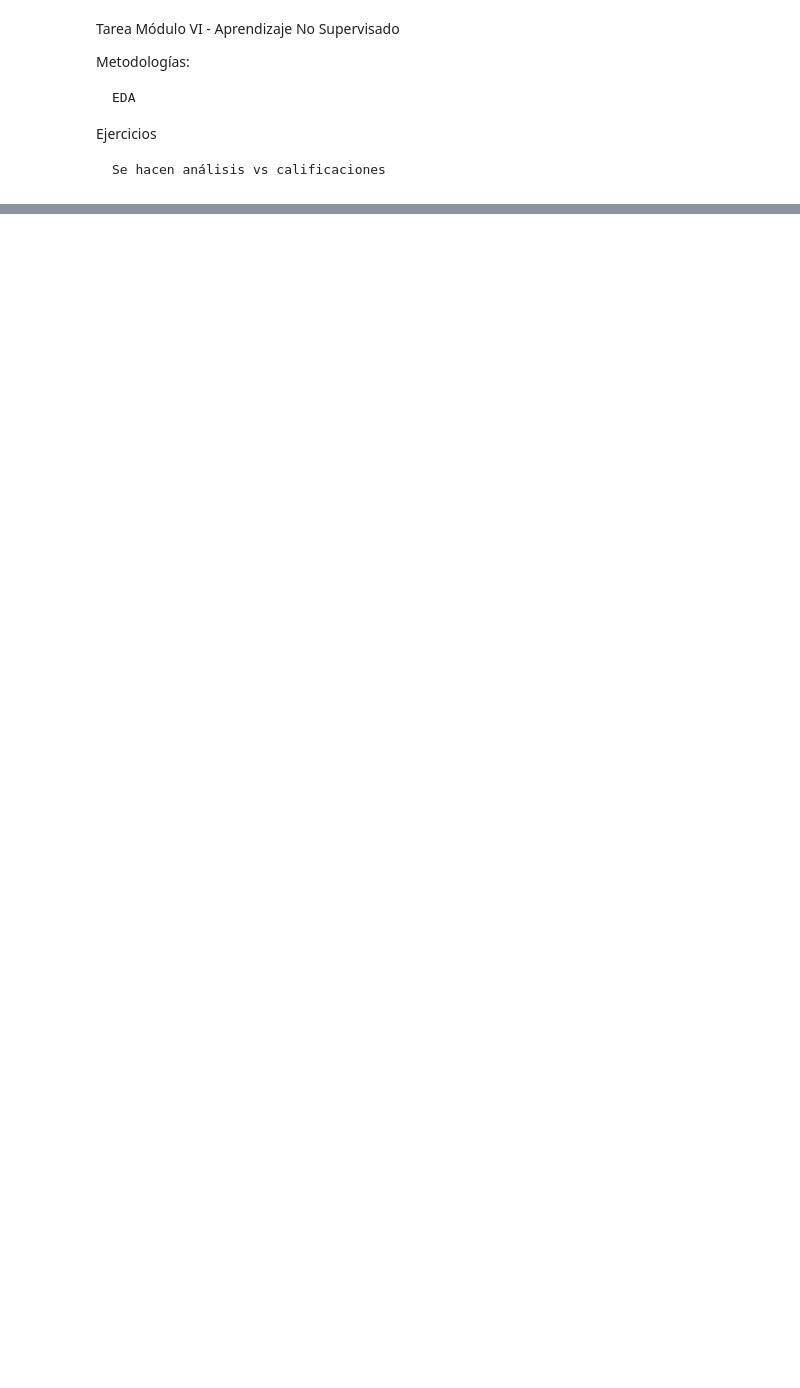
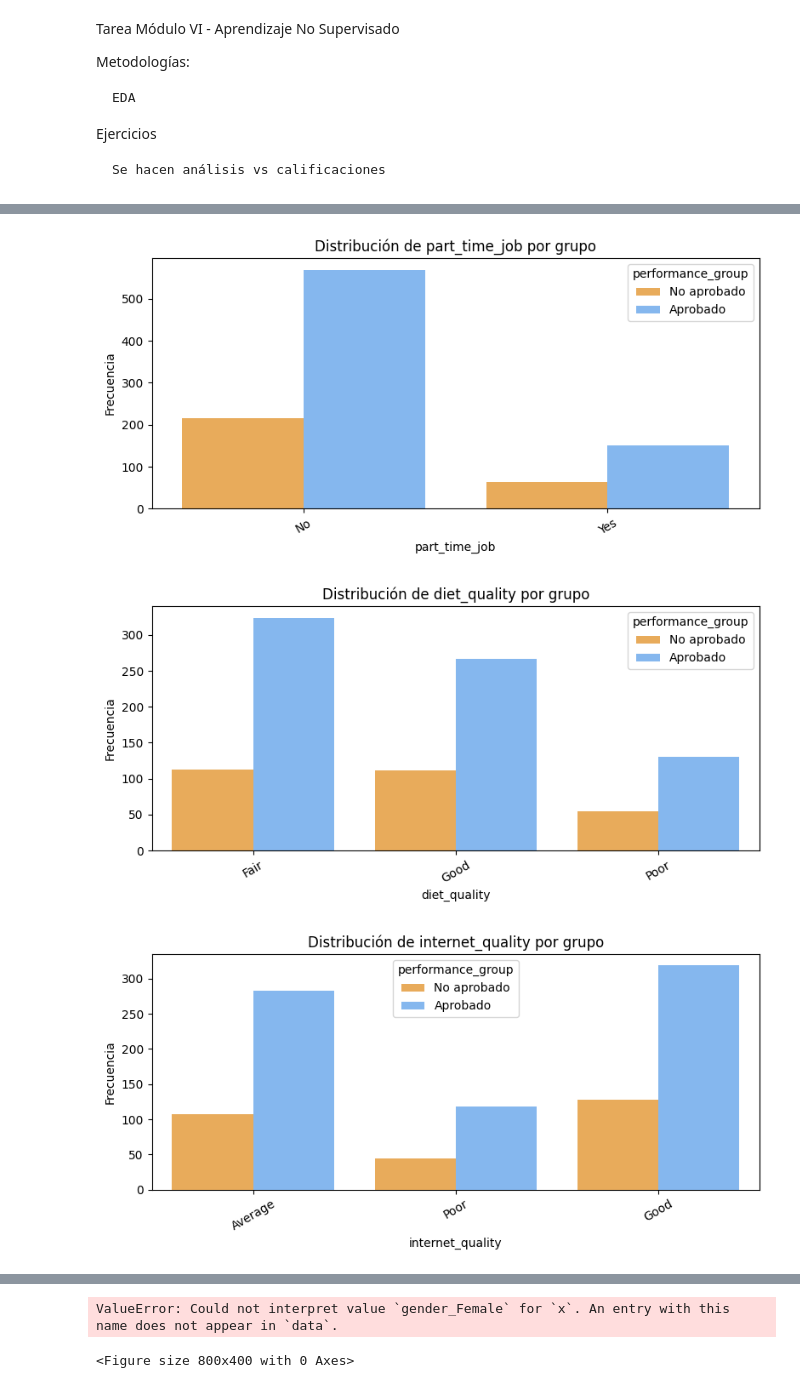
Before and after one commit to gapalfaro-cmyk/Proyecto-de-fin-de-modulo-6---Alfaro-Badillo-Cruz-Perez-Rupit, a Jupyter notebook: Modulo_VI_Equipo_15_Habits_EDA.ipynb, the cells around one changed output, grey strips where cells are left out. Cells and saved outputs as stored; diff of their text form; code cells hidden in the pictures; blank space fills up the shorter version.

```diff
--- a/Modulo_VI_Equipo_15_Habits_EDA.ipynb
+++ b/Modulo_VI_Equipo_15_Habits_EDA.ipynb
@@ -26,0 +85,24 @@ print(df_habits.info())
+# %%
+# -------------------------------
+# VARIABLES CUALITATIVAS
+# -------------------------------
+cols_cualitativas = [
+    'part_time_job', 'diet_quality', 'internet_quality',
+    'extracurricular_participation', 'gender_Female', 'gender_Male',
+    'gender_Other', 'p_edu_lvl_Bachelor', 'p_edu_lvl_High School',
+    'p_edu_lvl_Master'
+]
+
+for col in cols_cualitativas:
+    plt.figure(figsize=(8, 4))
+    sns.countplot(x=col, hue="performance_group", data=df_habits,
+                  palette=["#ffae44", "#74b6ff"])
+    plt.title(f"Distribución de {col} por grupo")
+    plt.ylabel("Frecuencia")
+    plt.xticks(rotation=30)
+    plt.tight_layout()
+    plt.show()
+# %% [output]
+[figure, added]
+[figure, added]
+[figure, added]
@@ -26,0 +110,2 @@ print(df_habits.info())
+ValueError: Could not interpret value `gender_Female` for `x`. An entry with this name does not appear in `data`.
+<Figure size 800x400 with 0 Axes>
```
Also changed, not shown: parts of 6 cells of this notebook.
